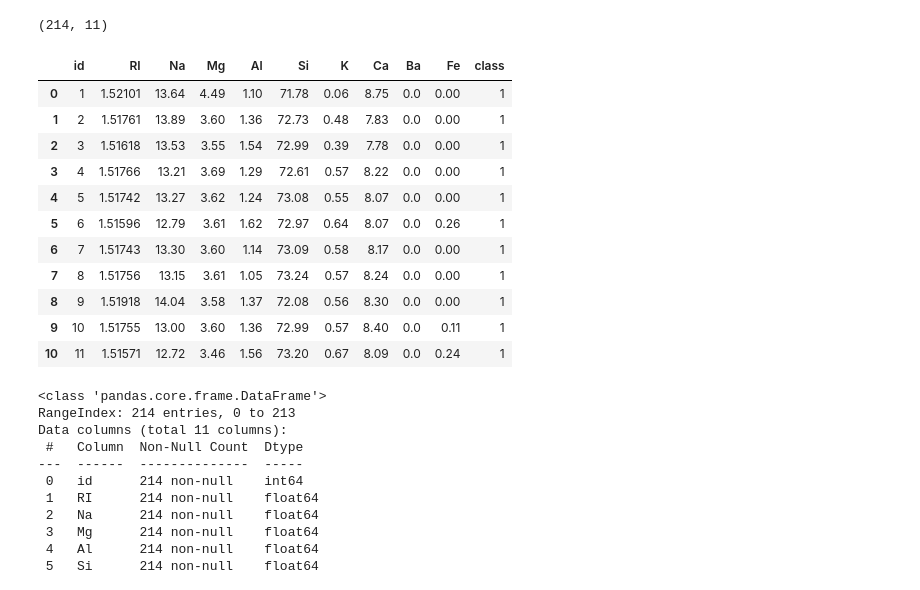
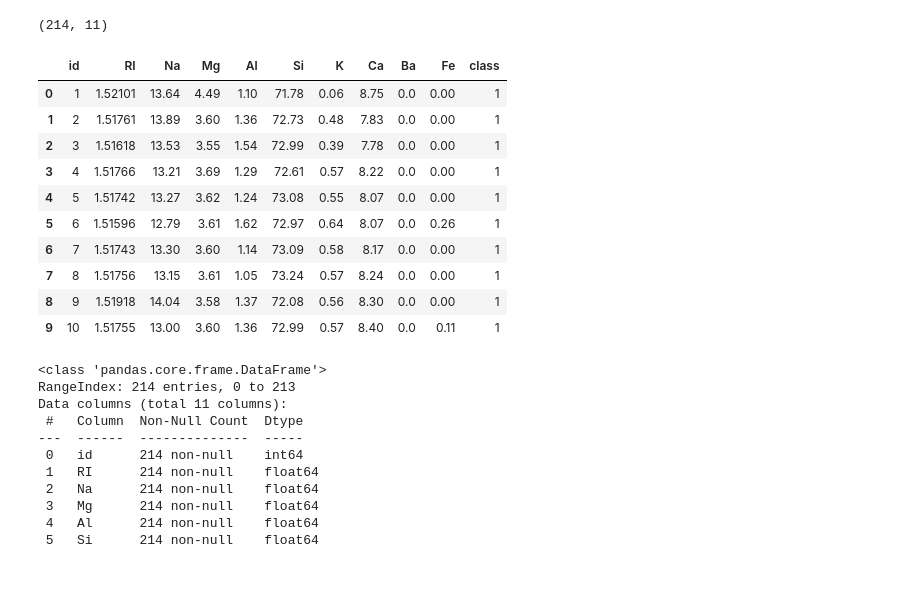
Before and after one commit to jakubzehner/ArtificialIntelligenceWUST, a Jupyter notebook: Project4/glassML.ipynb, the cells around one changed output. Drawn from its saved outputs; the diff is of its cells as text; code cells hidden in the pictures.

```diff
--- a/Project4/glassML.ipynb
+++ b/Project4/glassML.ipynb
@@ -34,20 +47,19 @@ dataset.shape
 # %% [output]
 (214, 11)
 # %%
-dataset.head(11)
+dataset.head(10)
 # %% [output]
 |  | id | RI | Na | Mg | Al | Si | K | Ca | Ba | Fe | class |
 | 0 | 1 | 1.52101 | 13.64 | 4.49 | 1.10 | 71.78 | 0.06 | 8.75 | 0.0 | 0.00 | 1 |
 | 1 | 2 | 1.51761 | 13.89 | 3.60 | 1.36 | 72.73 | 0.48 | 7.83 | 0.0 | 0.00 | 1 |
 | 2 | 3 | 1.51618 | 13.53 | 3.55 | 1.54 | 72.99 | 0.39 | 7.78 | 0.0 | 0.00 | 1 |
 | 3 | 4 | 1.51766 | 13.21 | 3.69 | 1.29 | 72.61 | 0.57 | 8.22 | 0.0 | 0.00 | 1 |
 | 4 | 5 | 1.51742 | 13.27 | 3.62 | 1.24 | 73.08 | 0.55 | 8.07 | 0.0 | 0.00 | 1 |
 | 5 | 6 | 1.51596 | 12.79 | 3.61 | 1.62 | 72.97 | 0.64 | 8.07 | 0.0 | 0.26 | 1 |
 | 6 | 7 | 1.51743 | 13.30 | 3.60 | 1.14 | 73.09 | 0.58 | 8.17 | 0.0 | 0.00 | 1 |
 | 7 | 8 | 1.51756 | 13.15 | 3.61 | 1.05 | 73.24 | 0.57 | 8.24 | 0.0 | 0.00 | 1 |
 | 8 | 9 | 1.51918 | 14.04 | 3.58 | 1.37 | 72.08 | 0.56 | 8.30 | 0.0 | 0.00 | 1 |
 | 9 | 10 | 1.51755 | 13.00 | 3.60 | 1.36 | 72.99 | 0.57 | 8.40 | 0.0 | 0.11 | 1 |
-| 10 | 11 | 1.51571 | 12.72 | 3.46 | 1.56 | 73.20 | 0.67 | 8.09 | 0.0 | 0.24 | 1 |
 # %%
 dataset.info()
 # %% [output]
```
Also changed, not shown: parts of 9 cells of this notebook.
